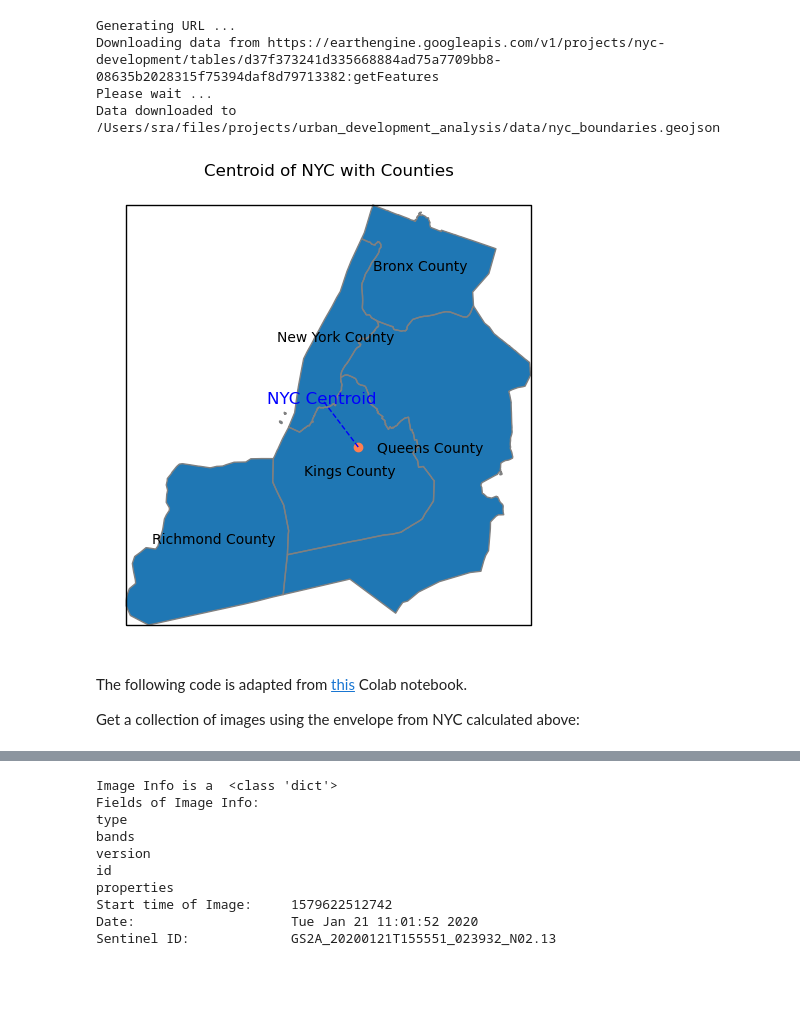
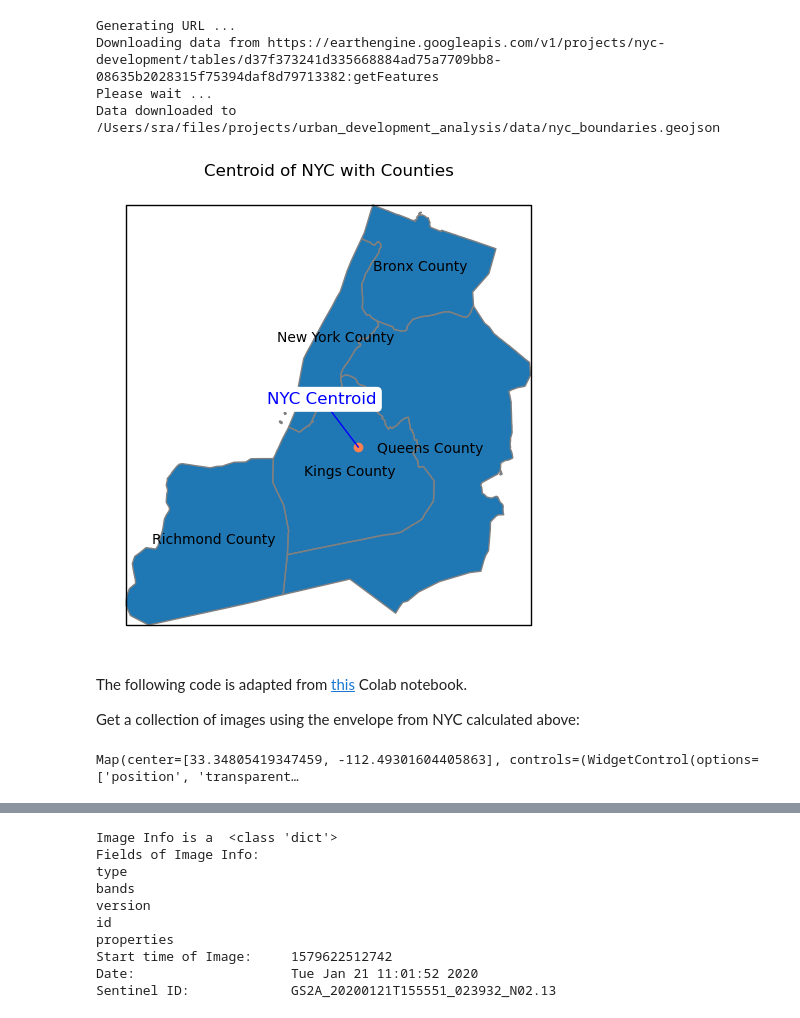
Before and after one commit to sralter/urban_development_analysis, a Jupyter notebook: gee_data.ipynb, the cells around one changed output, grey strips where cells are left out. Cells and saved outputs as stored; diff of their text form; code cells hidden in the pictures; blank space fills up the shorter version.

```diff
--- a/gee_data.ipynb
+++ b/gee_data.ipynb
@@ -60,37 +60,62 @@ Data downloaded to /Users/sra/files/projects/urban_development_analysis/data/nyc
 # %%
 nyc_shape = gpd.read_file('data/nyc_boundaries.geojson')
 nyc_merge = nyc_shape.unary_union
 nyc_centroid = nyc_merge.centroid
 nyc_envelope = nyc_merge.envelope
 nyc_merge_gdf = gpd.GeoDataFrame([{'geometry': nyc_merge}], crs=nyc_shape.crs)
 centroid_gdf = gpd.GeoDataFrame([{'geometry': nyc_centroid}], crs=nyc_shape.crs)
 nyc_envelope_gdf = gpd.GeoDataFrame([{'geometry': nyc_merge.envelope}],
                                     crs=nyc_shape.crs)
 
 fig, ax = plt.subplots(1,1, figsize=(6,6))
 nyc_merge_gdf.plot(ax=ax)
 centroid_gdf.plot(ax=ax, color='coral', label='Centroid of NYC')
 nyc_shape.plot(ax=ax, edgecolor='grey', facecolor='none', label='NYC Counties')
 for idx, row in nyc_shape.iterrows():
     centroid = row['geometry'].centroid
     ax.text(centroid.x, centroid.y, row['NAMELSAD'],
             fontsize=10, ha='center', color='black')
 nyc_envelope_gdf.plot(ax=ax, edgecolor='black', facecolor='none')
 
 label_x = nyc_centroid.x - 0.05  # move east
 label_y = nyc_centroid.y + 0.05  # move north
 ax.text(label_x, label_y, 'NYC Centroid',
-        fontsize=12, color='blue', ha='center', va='center')
+        fontsize=12, color='blue', ha='center', va='center',
+        bbox=dict(facecolor='white', edgecolor='none', boxstyle='round,pad=0.3')) # white background
 # add a line connecting the centroid to the label
-ax.plot([nyc_centroid.x, label_x], [nyc_centroid.y, label_y], color='blue', linestyle='--', linewidth=1)
+ax.plot([nyc_centroid.x, label_x],
+        [nyc_centroid.y, label_y], color='blue', linestyle='-', linewidth=1)
 
 # plt.legend()
 plt.title('Centroid of NYC with Counties')
 plt.axis('off')
 plt.show()
 # %% [output]
-[figure, old version]
+[figure, new version]
 # %% [markdown]
 The following code is adapted from [this](https://colab.research.google.com/github/st-howard/blog-notebooks/blob/main/Google_Earth_Engine/Satellite%20Imagery%20with%20Google%20Earth%20Engine.ipynb#scrollTo=8678e8e5) Colab notebook.
 
 Get a collection of images using the envelope from NYC calculated above:
+# %%
+# authenticate if needed
+ee.Authenticate()
+
+# initialize the Earth Engine library
+ee.Initialize(project='nyc-development')
+
+# Define Brooklyn boundary
+az = ee.FeatureCollection("TIGER/2018/Counties").filter(
+    ee.Filter.And(
+    ee.Filter.inList('NAME',[
+        'Maricopa']),
+    ee.Filter.eq('STATEFP', '04')
+    )
+)
+
+# visualize NYC boundaries
+Map = geemap.Map()
+Map.centerObject(az, 11)
+Map.addLayer(az, {'color': 'cornflowerblue'}, 'Arizona - Maricopa County')
+Map
+# %% [output]
+Map(center=[33.34805419347459, -112.49301604405863], controls=(WidgetControl(options=['position', 'transparent…
```
Also changed, not shown: parts of 7 cells of this notebook, 1 other file.
